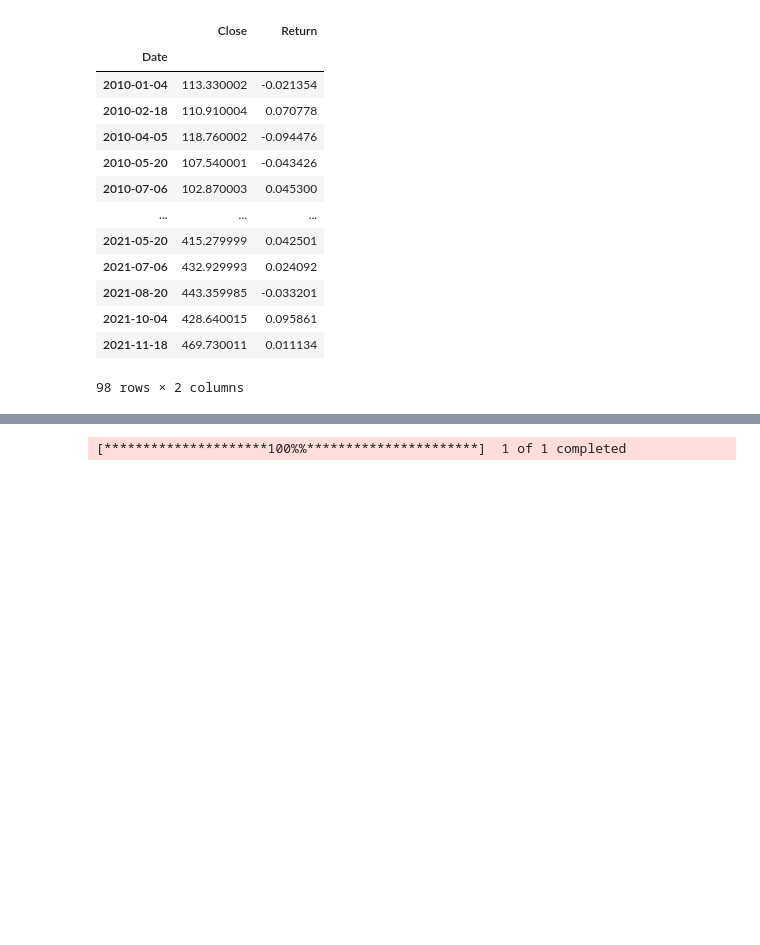
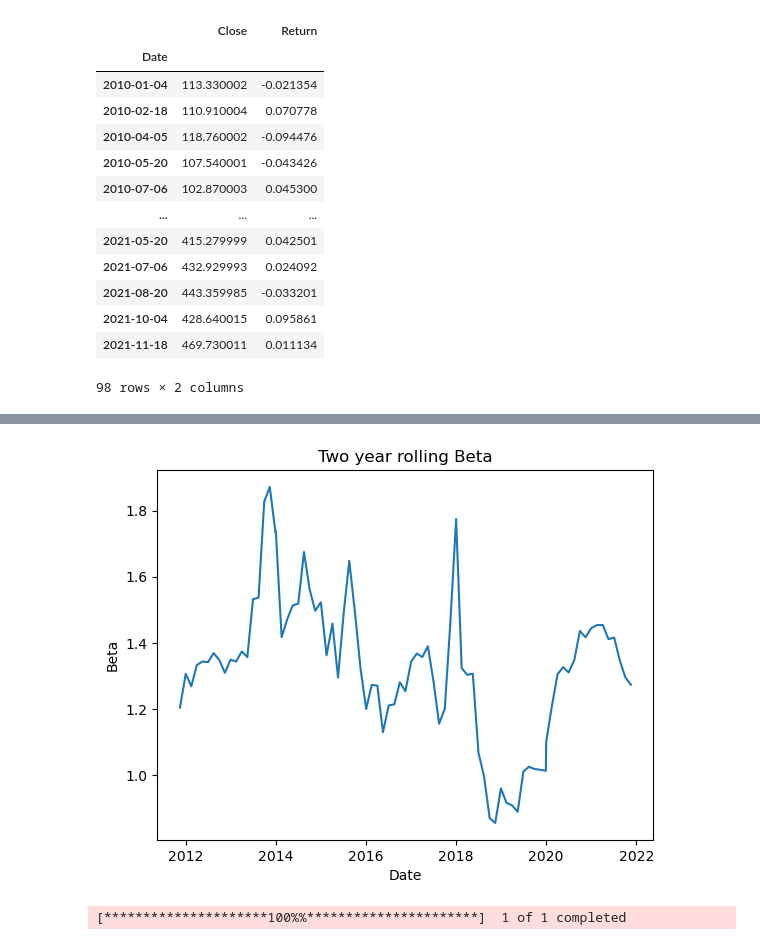
Before and after one commit to NotFrancee/bsic_hephaestus_paper, a Jupyter notebook: src/xgboost/back_testing_equal_weights.ipynb, the cells around one changed output, grey strips where cells are left out. Saved outputs shown, nothing was run; the diff lists cells and outputs as text; code cells hidden in the pictures; blank space fills up the shorter version.

Commit message:
Added Rolling beta

```diff
--- a/src/xgboost/back_testing_equal_weights.ipynb
+++ b/src/xgboost/back_testing_equal_weights.ipynb
@@ -539,4 +540,14 @@ covariance = np.cov(returns_df.set_index('date')['return'], spy_data['Return'])
 spy_variance = np.var(spy_data['Return'])
 beta = covariance[0, 1] / spy_variance
 beta
+
+# calculate the rolling 2 year beta
+holding_period = 45
+rolling_period = round(2*365/holding_period)
+rolling_cov = returns_df.set_index('date')['return'].rolling(window=rolling_period).cov(spy_data['Return'])
+rolling_spy_var = spy_data['Return'].rolling(window=rolling_period).var()
+
+rolling_beta = rolling_cov / rolling_spy_var
+with pd.option_context('display.max_rows', None, 'display.max_columns', None):  # more options can be specified also
+    print(rolling_beta)
 # %% [output]
@@ -544,3 +571,11 @@ beta
+# %%
+plt.plot(rolling_beta)
+plt.title('Two year rolling Beta')
+plt.xlabel('Date')
+plt.ylabel('Beta')
+plt.show()
+# %% [output]
+[figure, added]
 # %%
 # load 10yr treasury yield data
 # Ticker symbol for 10-year US Treasury yield
```
Also changed, not shown: parts of 3 cells of this notebook.
